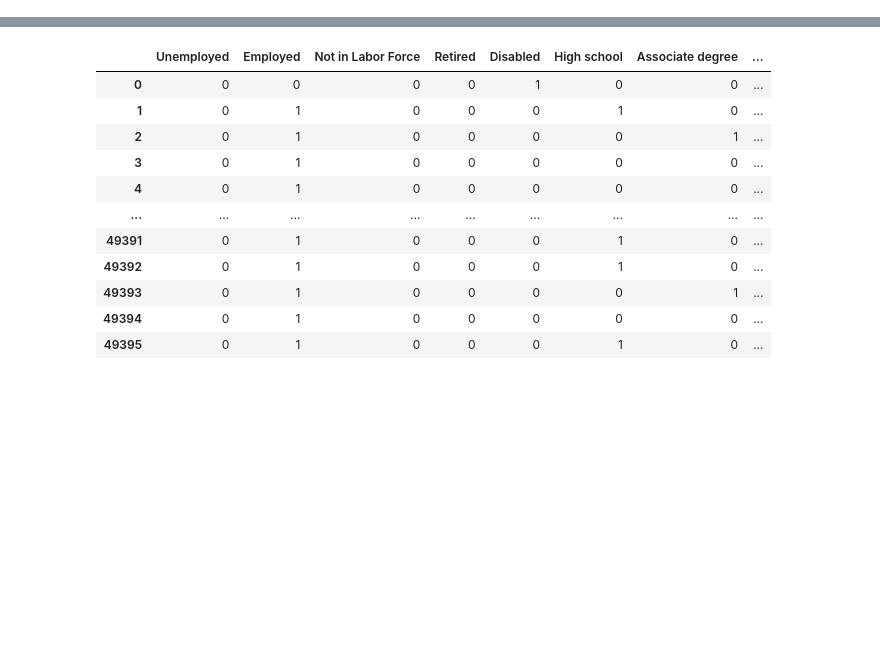
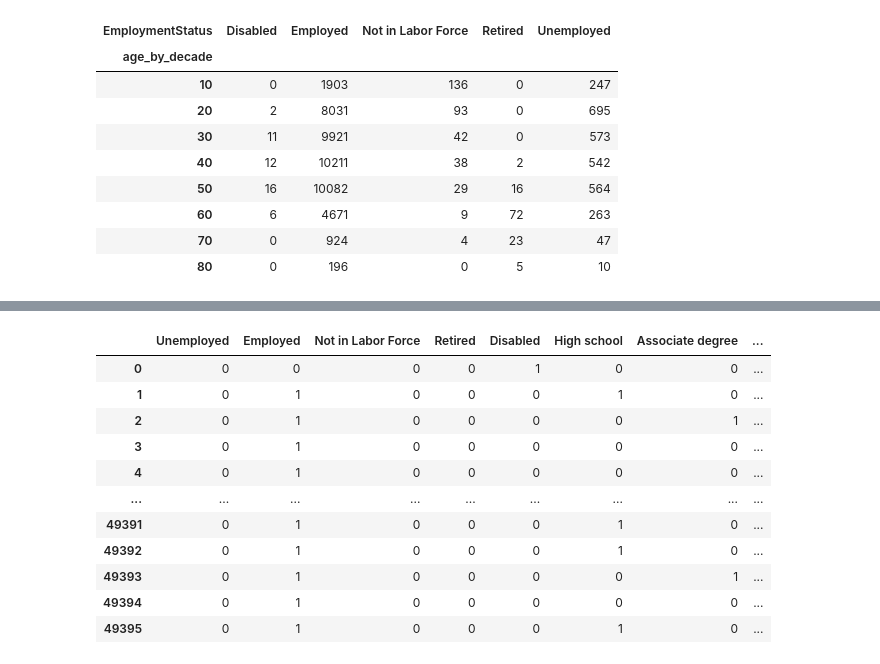
Before and after one commit to khuf/INFO381, a Jupyter notebook: notebooks/preprocessing_feature_extraction_nr2.ipynb, the cells around one changed output, grey strips where cells are left out. Cells and saved outputs as stored; diff of their text form; code cells hidden in the pictures; blank space fills up the shorter version.

```diff
--- a/notebooks/preprocessing_feature_extraction_nr2.ipynb
+++ b/notebooks/preprocessing_feature_extraction_nr2.ipynb
@@ -61,3 +96,16 @@ cps
+# %%
+p.crosstab(cps.age_by_decade, cps.EmploymentStatus)
+# %% [output]
+| EmploymentStatus | Disabled | Employed | Not in Labor Force | Retired | Unemployed |
+| age_by_decade |  |  |  |  |  |
+| 10 | 0 | 1903 | 136 | 0 | 247 |
+| 20 | 2 | 8031 | 93 | 0 | 695 |
+| 30 | 11 | 9921 | 42 | 0 | 573 |
+| 40 | 12 | 10211 | 38 | 2 | 542 |
+| 50 | 16 | 10082 | 29 | 16 | 564 |
+| 60 | 6 | 4671 | 9 | 72 | 263 |
+| 70 | 0 | 924 | 4 | 23 | 47 |
+| 80 | 0 | 196 | 0 | 5 | 10 |
 # %%
 cps.iloc[0]
 # %% [output]
```
Also changed, not shown: parts of 8 cells of this notebook.
